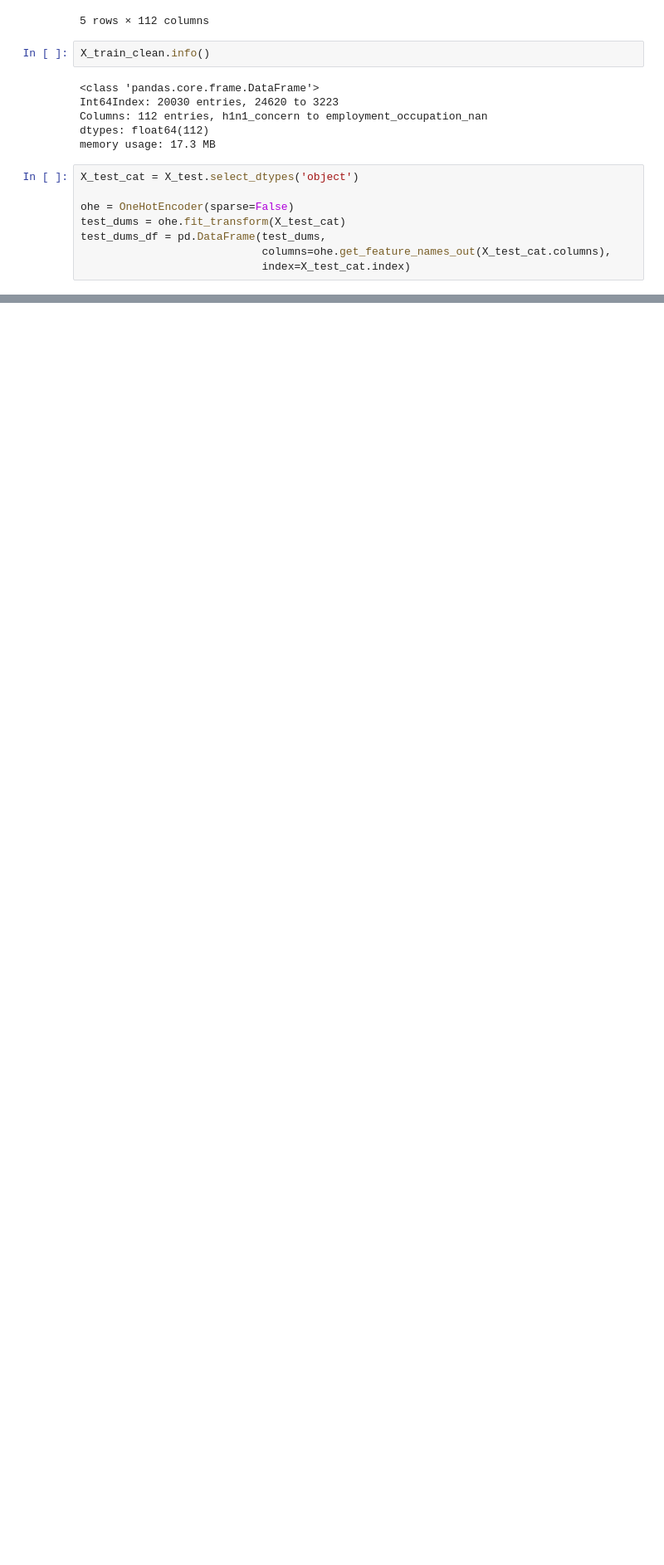
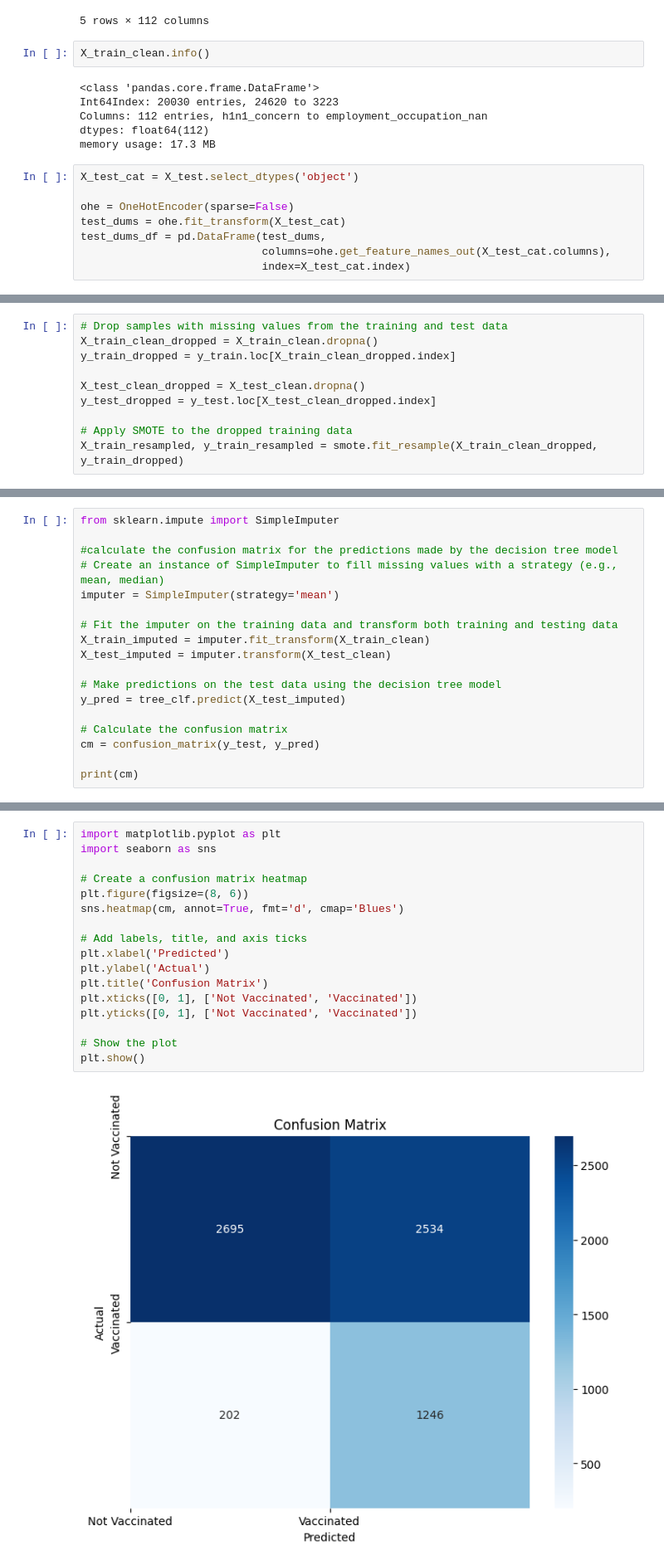
Before and after one commit to paulmachau/Phase3-project.May, a Jupyter notebook: H1N1_&_Seasonal_Flu.ipynb, the cells around one changed output, grey strips where cells are left out. Shown at 83% size. Cells and saved outputs as stored; diff of their text form; blank space fills up the shorter version.

```diff
--- a/H1N1_&_Seasonal_Flu.ipynb
+++ b/H1N1_&_Seasonal_Flu.ipynb
@@ -989,0 +1011,10 @@ test_dums_df = pd.DataFrame(test_dums,
+# %%
+# Drop samples with missing values from the training and test data
+X_train_clean_dropped = X_train_clean.dropna()
+y_train_dropped = y_train.loc[X_train_clean_dropped.index]
+
+X_test_clean_dropped = X_test_clean.dropna()
+y_test_dropped = y_test.loc[X_test_clean_dropped.index]
+
+# Apply SMOTE to the dropped training data
+X_train_resampled, y_train_resampled = smote.fit_resample(X_train_clean_dropped, y_train_dropped)
@@ -989,0 +1208,18 @@ test_dums_df = pd.DataFrame(test_dums,
+# %%
+from sklearn.impute import SimpleImputer
+
+#calculate the confusion matrix for the predictions made by the decision tree model
+# Create an instance of SimpleImputer to fill missing values with a strategy (e.g., mean, median)
+imputer = SimpleImputer(strategy='mean')
+
+# Fit the imputer on the training data and transform both training and testing data
+X_train_imputed = imputer.fit_transform(X_train_clean)
+X_test_imputed = imputer.transform(X_test_clean)
+
+# Make predictions on the test data using the decision tree model
+y_pred = tree_clf.predict(X_test_imputed)
+
+# Calculate the confusion matrix
+cm = confusion_matrix(y_test, y_pred)
+
+print(cm)
@@ -989,0 +1229,19 @@ test_dums_df = pd.DataFrame(test_dums,
+# %%
+import matplotlib.pyplot as plt
+import seaborn as sns
+
+# Create a confusion matrix heatmap
+plt.figure(figsize=(8, 6))
+sns.heatmap(cm, annot=True, fmt='d', cmap='Blues')
+
+# Add labels, title, and axis ticks
+plt.xlabel('Predicted')
+plt.ylabel('Actual')
+plt.title('Confusion Matrix')
+plt.xticks([0, 1], ['Not Vaccinated', 'Vaccinated'])
+plt.yticks([0, 1], ['Not Vaccinated', 'Vaccinated'])
+
+# Show the plot
+plt.show()
+# %% [output]
+[figure, added]
```
Also changed, not shown: parts of 33 cells of this notebook.
